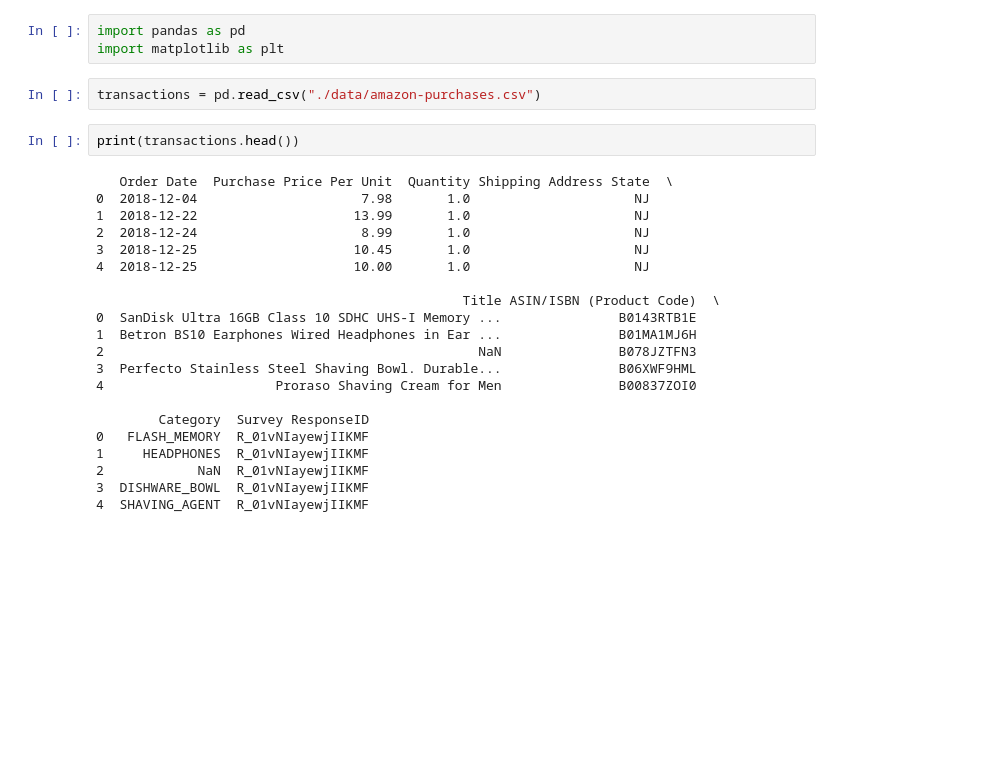
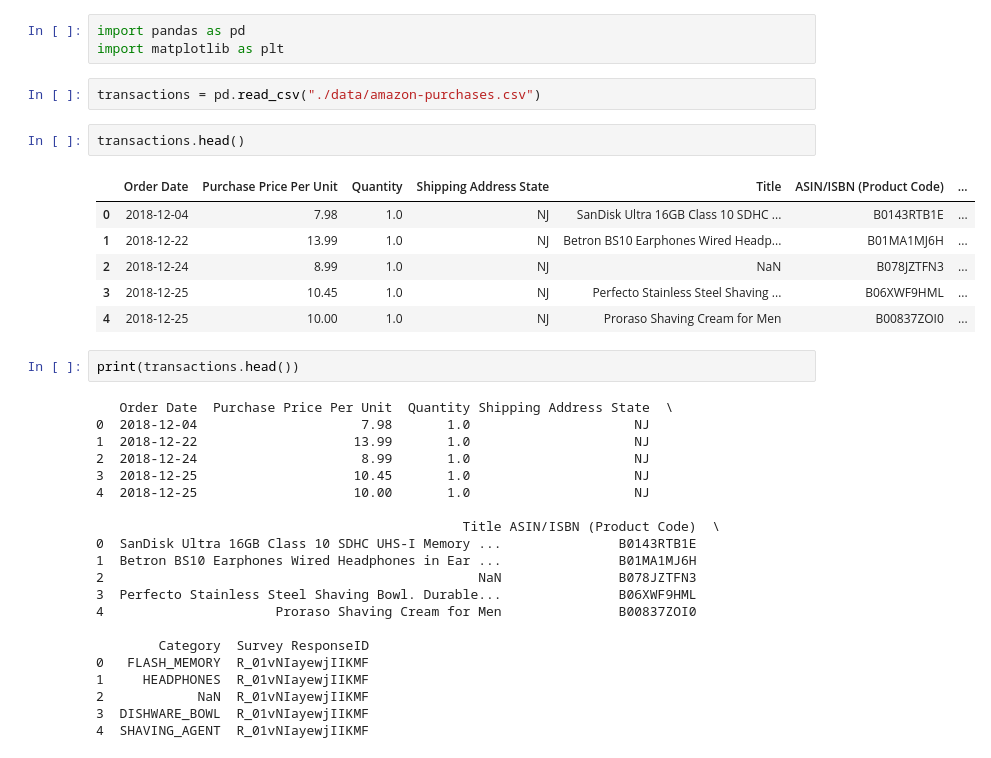
Before and after one commit to MoritzBaldauf/Bachelor_Thesis_Code, a Jupyter notebook: Data_Processing.ipynb, the cells around one changed output. Cells and saved outputs as stored; diff of their text form; blank space fills up the shorter version.

```diff
--- a/Data_Processing.ipynb
+++ b/Data_Processing.ipynb
@@ -3,6 +3,15 @@ import pandas as pd
 import matplotlib as plt
 # %%
 transactions = pd.read_csv("./data/amazon-purchases.csv")
+# %%
+transactions.head()
+# %% [output]
+|  | Order Date | Purchase Price Per Unit | Quantity | Shipping Address State | Title | ASIN/ISBN (Product Code) | ... |
+| 0 | 2018-12-04 | 7.98 | 1.0 | NJ | SanDisk Ultra 16GB Class 10 SDHC ... | B0143RTB1E | ... |
+| 1 | 2018-12-22 | 13.99 | 1.0 | NJ | Betron BS10 Earphones Wired Headp... | B01MA1MJ6H | ... |
+| 2 | 2018-12-24 | 8.99 | 1.0 | NJ | NaN | B078JZTFN3 | ... |
+| 3 | 2018-12-25 | 10.45 | 1.0 | NJ | Perfecto Stainless Steel Shaving ... | B06XWF9HML | ... |
+| 4 | 2018-12-25 | 10.00 | 1.0 | NJ | Proraso Shaving Cream for Men | B00837ZOI0 | ... |
 # %%
 print(transactions.head())
 # %% [output]
```
Also changed, not shown: parts of 1 cell of this notebook.
